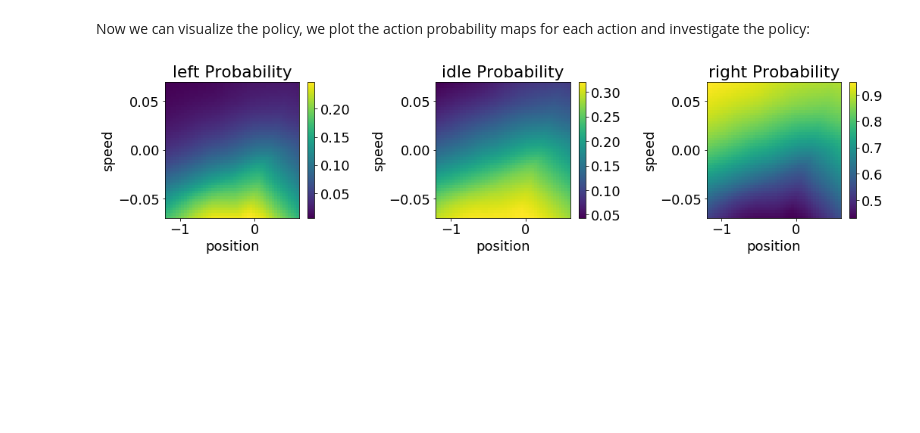
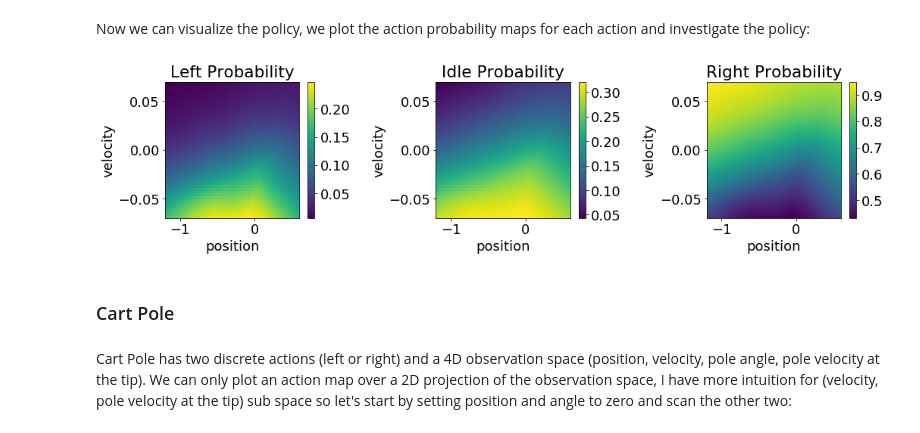
Before and after one commit to ohadmich/Reinforcement_Learning, a Jupyter notebook: RL_Summary.ipynb, the cells around one changed output. Saved outputs shown, nothing was run; the diff lists cells and outputs as text; code cells hidden in the pictures; blank space fills up the shorter version.

Commit message:
add CartPole action map

```diff
--- a/RL_Summary.ipynb
+++ b/RL_Summary.ipynb
@@ -141,7 +147,7 @@ Mean episode reward in Acrobot is: -156 ± 58
 We can try to visualize the learned policy by ploting a 2D map of the probability to take some action in each point in the observation space, first we have to calculate the PDF based on our model for every point and then save the probability for each action in its own matrix:
 # %%
 pos = np.linspace(-1.2, 0.6, 50) # position vector
-speed = np.linspace(-0.07, 0.07, 50) # speed vector
+velocity = np.linspace(-0.07, 0.07, 50) # velocity vector
 
 with tf.Session() as sess:
     '''Load model'''
@@ -152,13 +158,13 @@ with tf.Session() as sess:
     input_ = graph.get_tensor_by_name("input:0") # get the input tensor
 
     '''Create action map'''
-    left_action_map = np.zeros((len(speed),len(pos)))
+    left_action_map = np.zeros((len(velocity),len(pos)))
     right_action_map = np.zeros_like(left_action_map)
     idle_action_map = np.zeros_like(left_action_map)
-    for i in range(len(speed)):
+    for i in range(len(velocity)):
         for j in range(len(pos)):
 
-            obs = np.array([pos[j], speed[i]]) # Create observation for this pixel
+            obs = np.array([pos[j], velocity[i]]) # Create observation for this pixel
             # Use model to create a probability distribution of actions based on observation
             apd = np.squeeze(sess.run(action_prob_dist, feed_dict={input_ : obs.reshape((1,len(obs)))}))
             left_action_map[i,j] = apd[0] # save the probability to move left to the map
@@ -171,28 +177,32 @@ Now we can visualize the policy, we plot the action probability maps for each ac
 # %%
 plt.rcParams.update({'font.size': 18})
 '''Plot action map'''
 plt.figure(figsize = [15, 4])
 plt.subplot(1,3,1)
-plt.pcolormesh(pos, speed, left_action_map)
+plt.pcolormesh(pos, velocity, left_action_map)
 plt.colorbar()
-plt.title("left Probability")
+plt.title("Left Probability")
 plt.xlabel("position")
-plt.ylabel("speed")
+plt.ylabel("velocity")
 
 plt.subplot(1,3,2)
-plt.pcolormesh(pos, speed, idle_action_map)
+plt.pcolormesh(pos, velocity, idle_action_map)
 plt.colorbar()
-plt.title("idle Probability")
+plt.title("Idle Probability")
 plt.xlabel("position")
-plt.ylabel("speed")
+plt.ylabel("velocity")
 
 plt.subplot(1,3,3)
-plt.pcolormesh(pos, speed, right_action_map)
+plt.pcolormesh(pos, velocity, right_action_map)
 plt.colorbar()
-plt.title("right Probability")
+plt.title("Right Probability")
 plt.xlabel("position")
-plt.ylabel("speed")
+plt.ylabel("velocity")
 
 plt.tight_layout()
 # %% [output]
-[figure, old version]
+[figure, new version]
+# %% [markdown]
+### Cart Pole
+# %% [markdown]
+Cart Pole has two discrete actions (left or right) and a 4D observation space (position, velocity, pole angle, pole velocity at the tip). We can only plot an action map over a 2D projection of the observation space, I have more intuition for (velocity, pole velocity at the tip) sub space so let's start by setting position and angle to zero and scan the other two:
```
Also changed, not shown: parts of 10 cells of this notebook.
